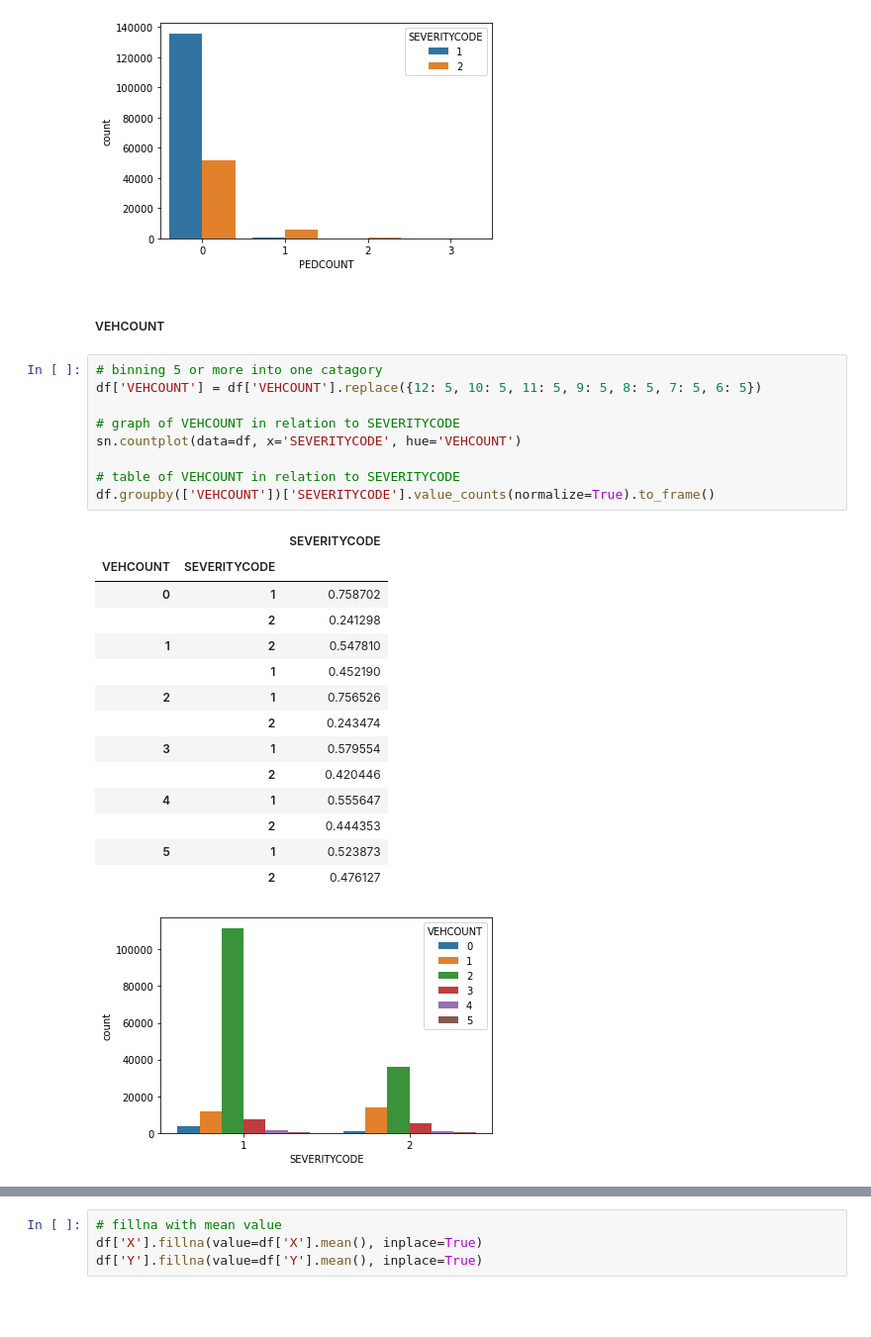
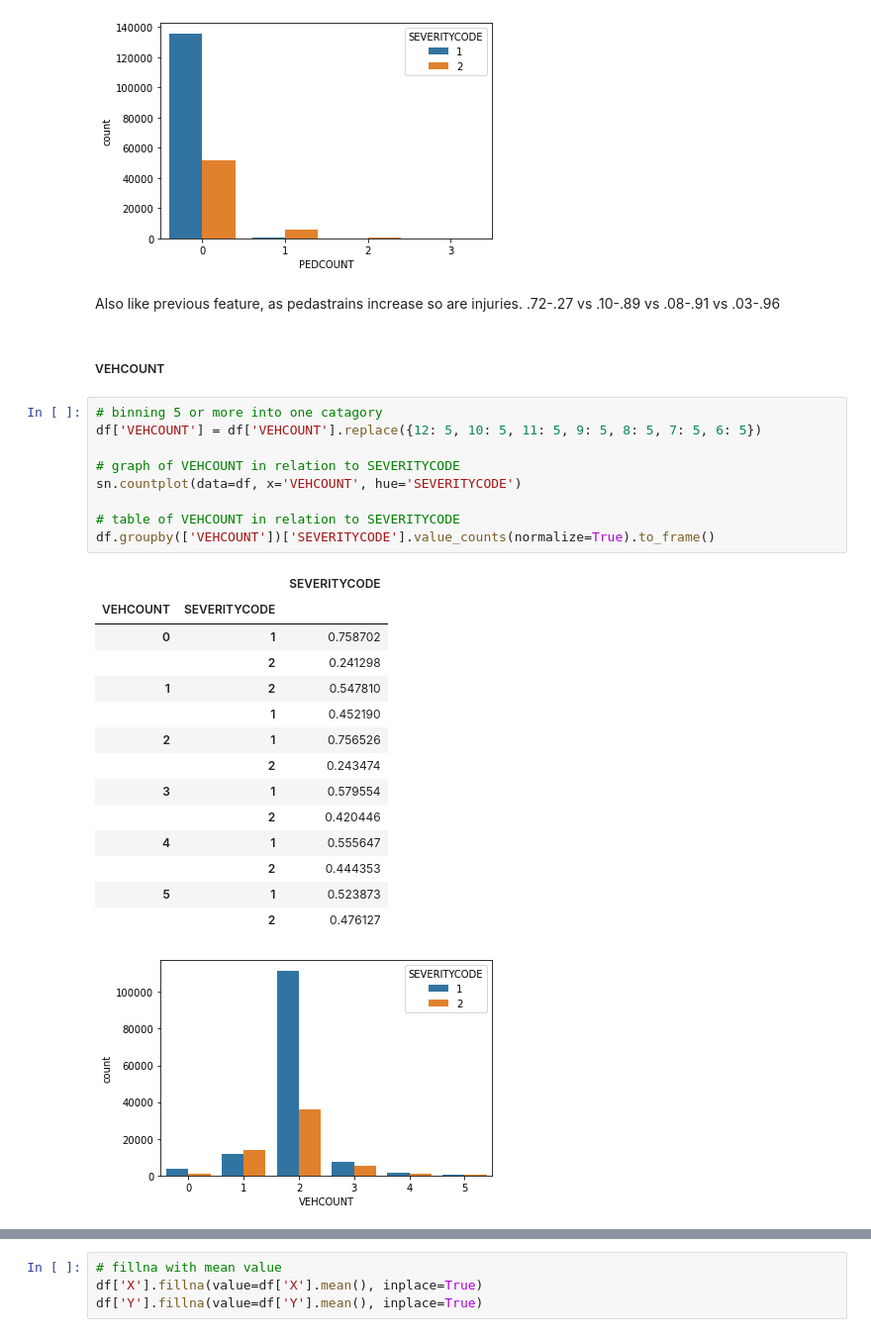
Before and after one commit to Yuanleoluo/Final_Project, a Jupyter notebook: capstoneProject.ipynb, the cells around one changed output, grey strips where cells are left out. Shown at 99% size. Cells and saved outputs as stored; diff of their text form; blank space fills up the shorter version.

```diff
--- a/capstoneProject.ipynb
+++ b/capstoneProject.ipynb
@@ -458,30 +464,32 @@ df.groupby(['PEDCOUNT'])['SEVERITYCODE'].value_counts(normalize=True).to_frame()
 | 3 | 2 | 0.964286 |
 |  | 1 | 0.035714 |
 [figure]
+# %% [markdown]
+Also like previous feature, as pedastrains increase so are injuries. .72-.27 vs .10-.89 vs .08-.91 vs .03-.96
 # %% [markdown]
 <h5>VEHCOUNT
 # %%
 # binning 5 or more into one catagory
 df['VEHCOUNT'] = df['VEHCOUNT'].replace({12: 5, 10: 5, 11: 5, 9: 5, 8: 5, 7: 5, 6: 5})
 
 # graph of VEHCOUNT in relation to SEVERITYCODE
-sn.countplot(data=df, x='SEVERITYCODE', hue='VEHCOUNT')
+sn.countplot(data=df, x='VEHCOUNT', hue='SEVERITYCODE')
 
 # table of VEHCOUNT in relation to SEVERITYCODE
 df.groupby(['VEHCOUNT'])['SEVERITYCODE'].value_counts(normalize=True).to_frame()
 # %% [output]
 |  |  | SEVERITYCODE |
 | VEHCOUNT | SEVERITYCODE |  |
 | 0 | 1 | 0.758702 |
 |  | 2 | 0.241298 |
 | 1 | 2 | 0.547810 |
 |  | 1 | 0.452190 |
 | 2 | 1 | 0.756526 |
 |  | 2 | 0.243474 |
 | 3 | 1 | 0.579554 |
 |  | 2 | 0.420446 |
 | 4 | 1 | 0.555647 |
 |  | 2 | 0.444353 |
 | 5 | 1 | 0.523873 |
 |  | 2 | 0.476127 |
-[figure, old version]
+[figure, new version]
```
Also changed, not shown: parts of 59 cells of this notebook.
